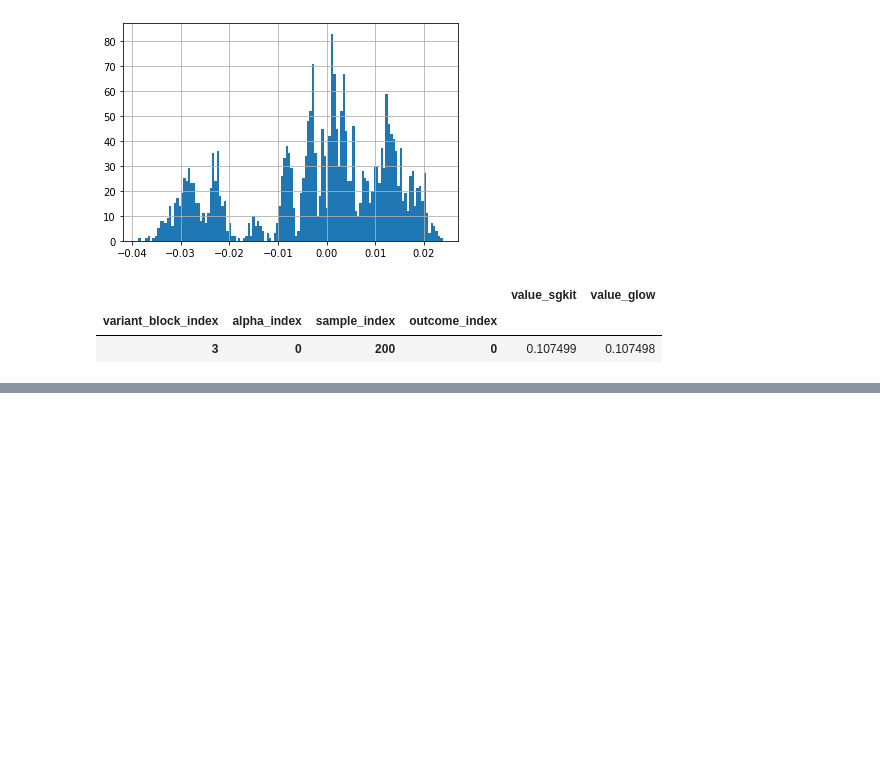
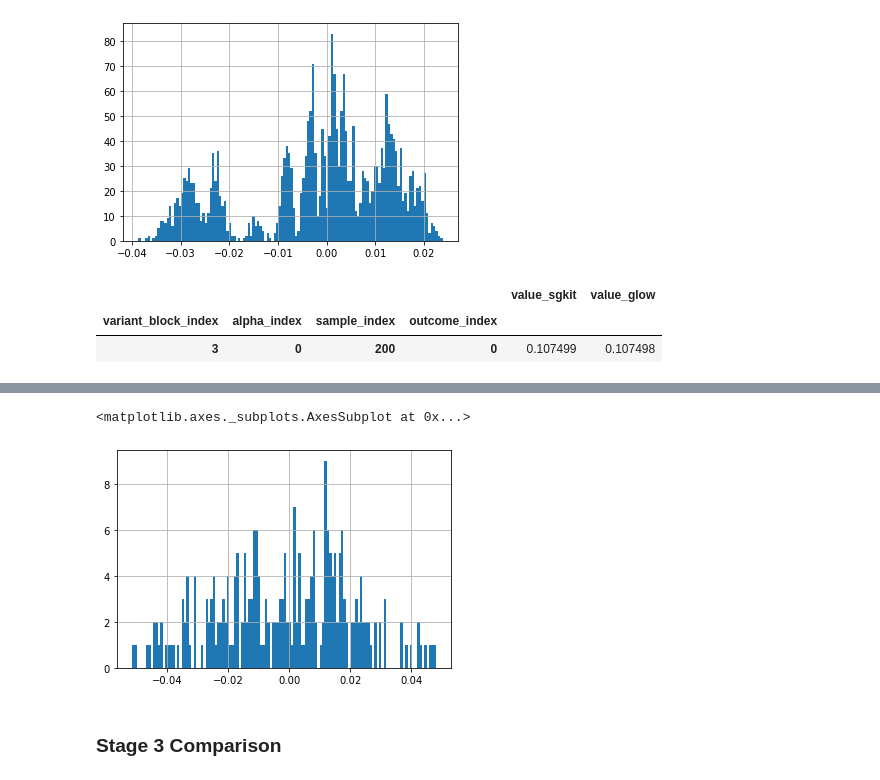
Before and after one commit to eric-czech/sgkit-dev, a Jupyter notebook: method/regenie/validation/sgkit_wgr.ipynb, the cells around one changed output, grey strips where cells are left out. Drawn from its saved outputs; the diff is of its cells as text; code cells hidden in the pictures; blank space fills up the shorter version.

Commit message:
Adding regenie stage 2 validation and debugging for stage 3

```diff
--- a/method/regenie/validation/sgkit_wgr.ipynb
+++ b/method/regenie/validation/sgkit_wgr.ipynb
@@ -265,0 +324,7 @@ dfcomp[np.isclose(dfcomp['value_sgkit'], dfcomp['value_glow'])]
+# %%
+(dfcomp['value_sgkit'] - dfcomp['value_glow']).hist(bins=128)
+# %% [output]
+<matplotlib.axes._subplots.AxesSubplot at 0x...>
+[figure, added]
+# %% [markdown]
+### Stage 3 Comparison
```
Also changed, not shown: parts of 15 cells of this notebook, 6 other files.
